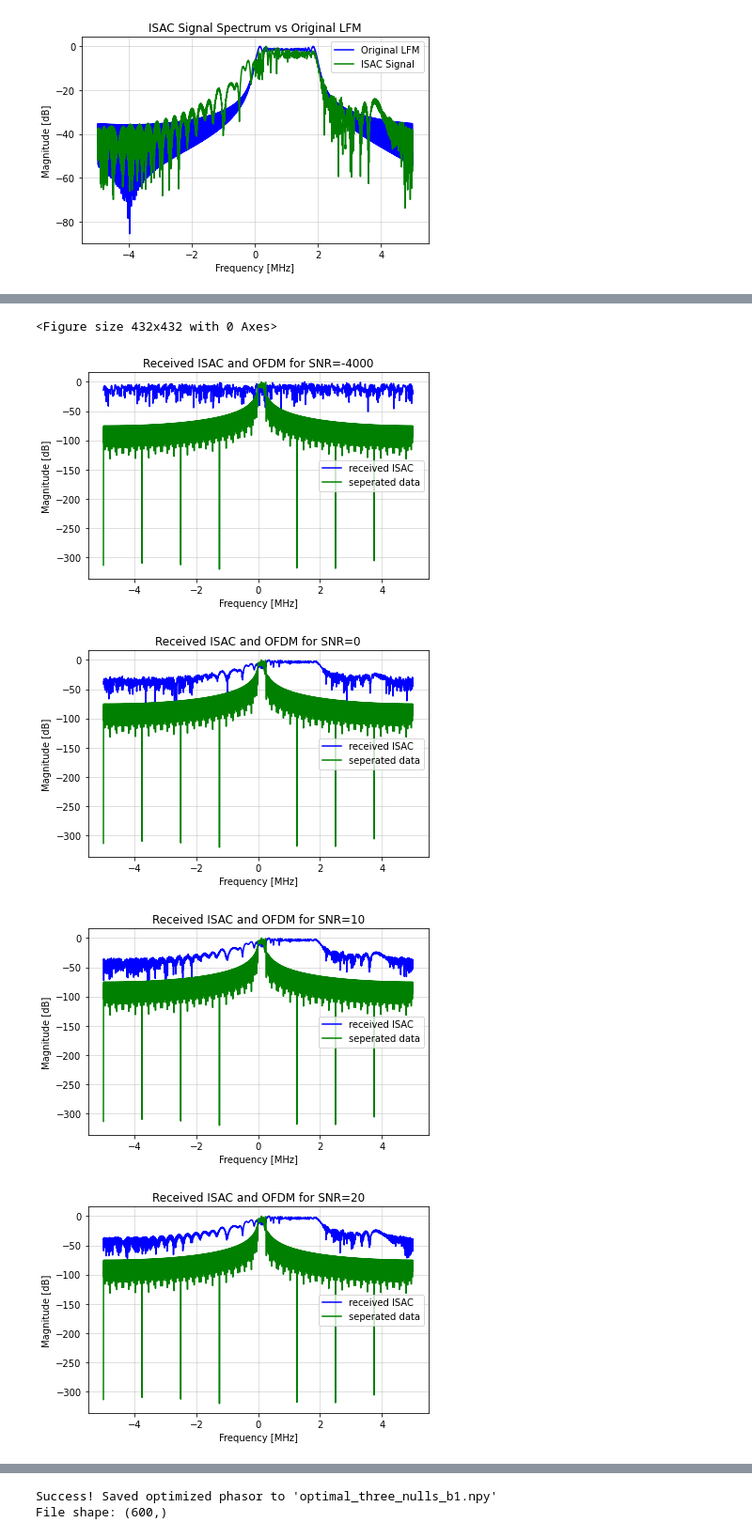
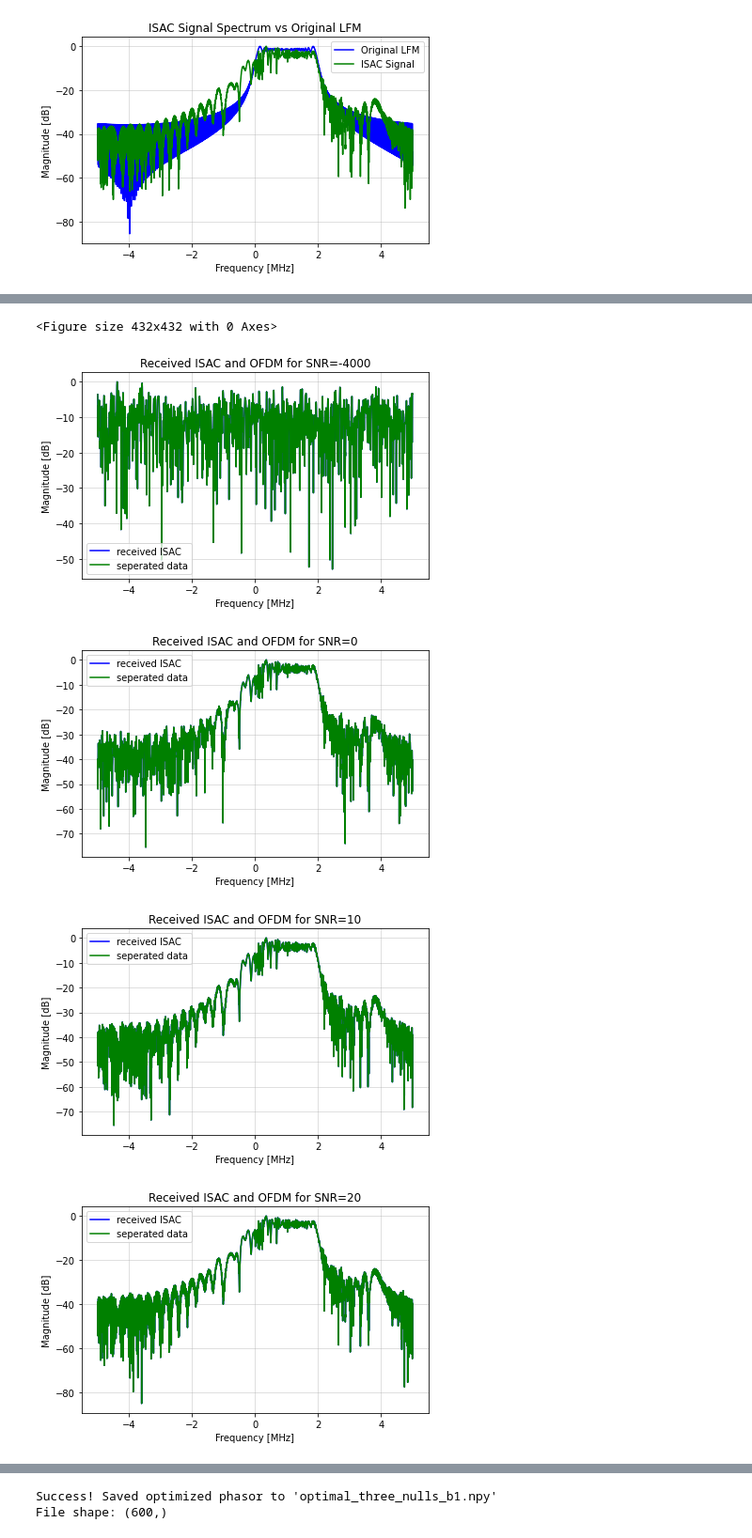
Before and after one commit to OriNik100/Spec_Null, a Jupyter notebook: non_linear_eq3.ipynb, the cells around one changed output, grey strips where cells are left out. Shown at 94% size. Drawn from its saved outputs; the diff is of its cells as text; code cells hidden in the pictures.

```diff
--- a/non_linear_eq3.ipynb
+++ b/non_linear_eq3.ipynb
@@ -448,8 +448,11 @@ The Sensing part of the signal will only be checked by the PSLR-ISLR metrics.
 """
 
 
-def isac_to_data (isac_signal, nulled_chirp):
-    return isac_signal - nulled_chirp
+def isac_to_data (isac_signal, nulled_chirp, new=True):
+    if new:
+        return isac_signal
+    else:
+        return isac_signal - nulled_chirp
 
 def isac_receiver(isac_signal, nulled_chirp):
     r_t = isac_to_data(isac_signal, nulled_chirp)
@@ -468,37 +471,37 @@ for SNR_val in SNR:
     noise = np.random.normal(0, sigma/2, size=len(isac_signal)) + 1j*np.random.normal(0, sigma/2, size=len(isac_signal))
 
     # AWGN channel
     r_t = isac_signal + noise
     R_freqs, R = hlp.spectrum(r_t, Fs, 2**14)
     R_norm= 20*np.log10(np.abs(R)/np.max(np.abs(R)) + 1e-400)
 
-    r_data = isac_to_data(isac_signal=isac_signal, nulled_chirp=s_final_np)
+    r_data = isac_to_data(isac_signal=r_t, nulled_chirp=s_final_np)
     R_data_freqs, R_data = hlp.spectrum(r_data, Fs, 2**14)
     R_data_norm = 20*np.log10(np.abs(R_data)/np.max(np.abs(R_data)) + 1e-400)
+
+
 
     plt.figure()
     plt.plot(freqs/1e6, R_norm, label='received ISAC', color='blue')
     plt.plot(ISAC_freqs/1e6, R_data_norm, label='seperated data', color='green')
     # plt.plot(freqs/1e6, S_final_norm, label='Final Signal', color='red')
     plt.title(f"Received ISAC and OFDM for SNR={SNR_val}")
     plt.xlabel("Frequency [MHz]")
     plt.ylabel("Magnitude [dB]")
     plt.legend()
     plt.grid(True, alpha=0.5)
     plt.tight_layout()
 plt.show()
-
-# This doesn't work yet
 # %% [output]
 mean signal magnitude:  0.06246921574195877
 mean signal magnitude:  0.06246921574195877
 mean signal magnitude:  0.06246921574195877
 mean signal magnitude:  0.06246921574195877
 mean signal magnitude:  0.06246921574195877
 mean signal magnitude:  0.06246921574195877
 mean signal magnitude:  0.06246921574195877
 <Figure size 432x432 with 0 Axes>
-[figure, old version]
+[figure, new version]
-[figure, old version]
+[figure, new version]
-[figure, old version]
+[figure, new version]
-[figure, old version]
+[figure, new version]
```
Also changed, not shown: parts of 1 cell of this notebook.
